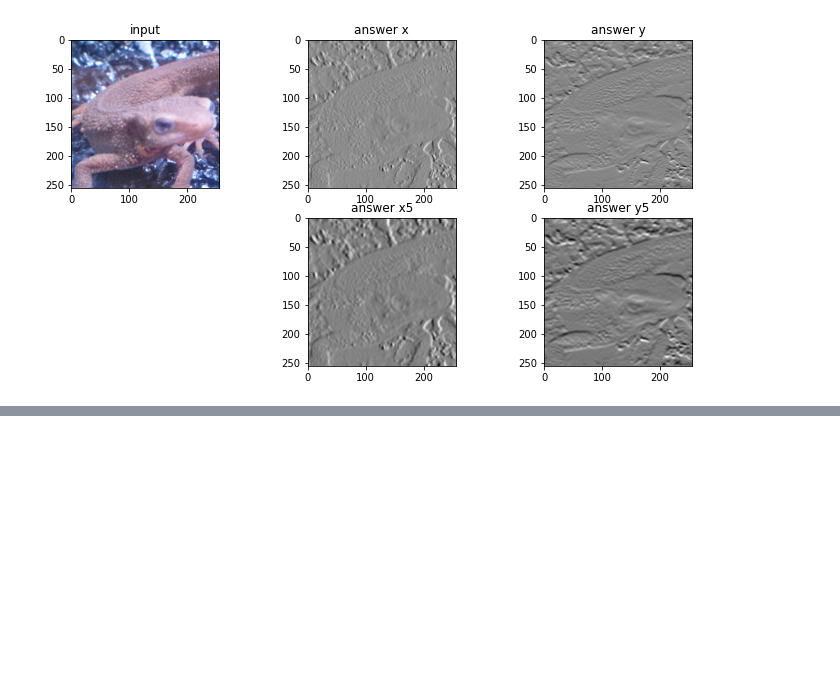
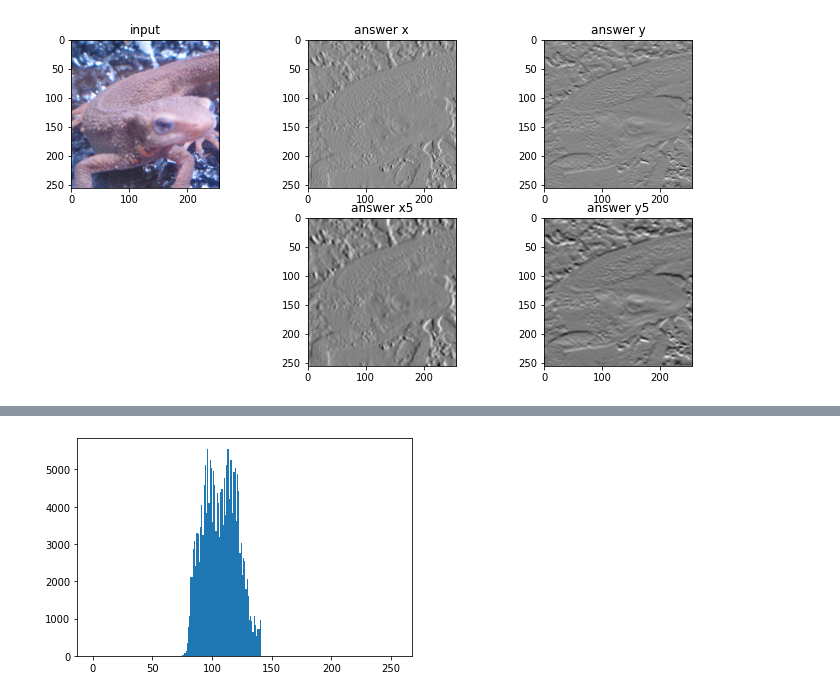
Before and after one commit to azugxi7374/garakuta222, a Jupyter notebook: 004_gazo/008.ipynb, the cells around one changed output, grey strips where cells are left out. Saved outputs shown, nothing was run; the diff lists cells and outputs as text; code cells hidden in the pictures; blank space fills up the shorter version.

```diff
--- a/004_gazo/008.ipynb
+++ b/004_gazo/008.ipynb
@@ -111,0 +117,5 @@ plt.show()
+# %%
+plt.hist(img_dark.ravel(), bins=255, range=(0,255))
+plt.show()
+# %% [output]
+[figure, added]
```
Also changed, not shown: parts of 2 cells of this notebook.
